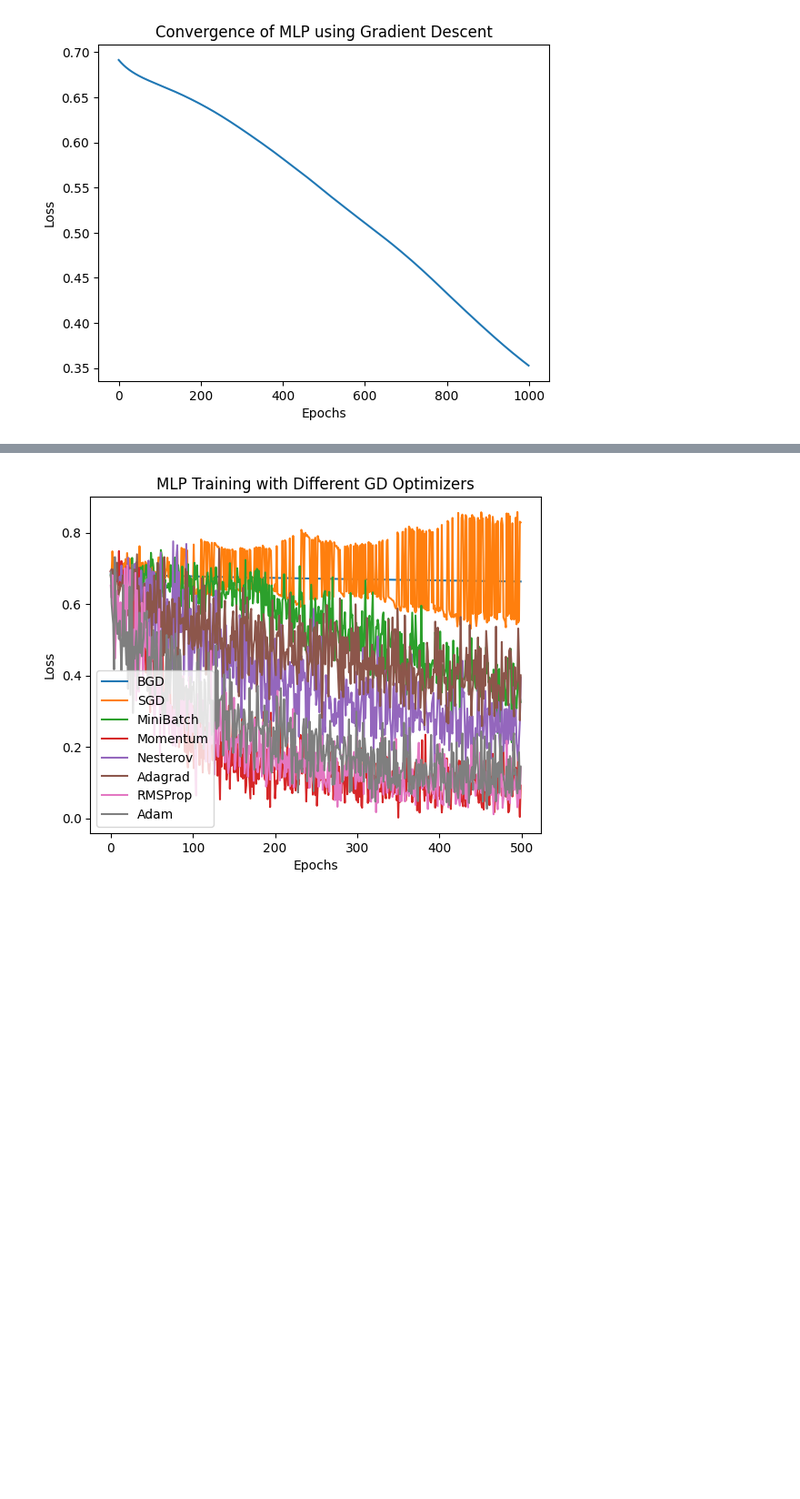
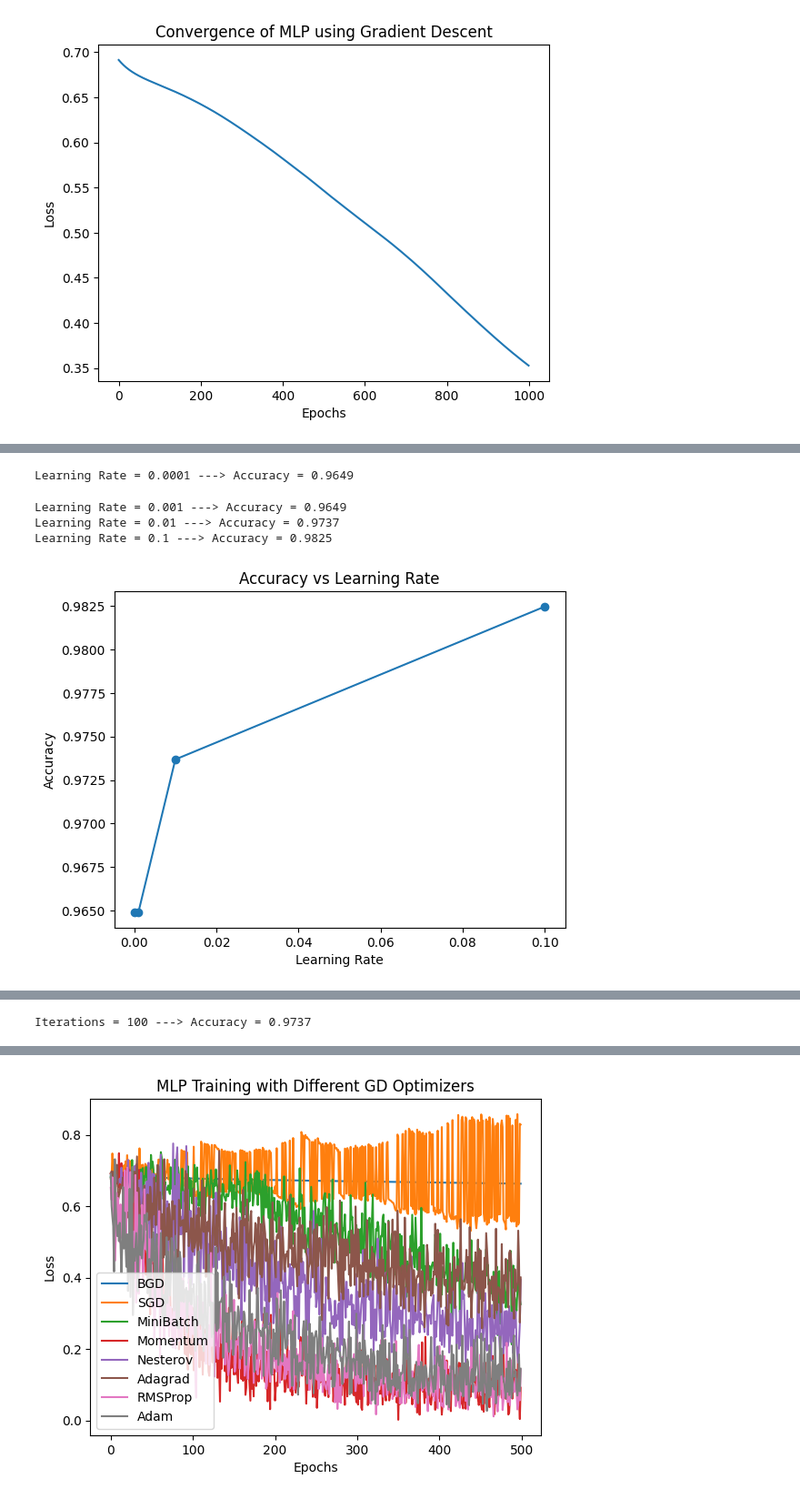
Before and after one commit to Praharshita1275/deep_learning_practice, a Jupyter notebook: deep_learning_sem6.ipynb, the cells around one changed output, grey strips where cells are left out. Shown at 91% size. Cells and saved outputs as stored; diff of their text form; code cells hidden in the pictures; blank space fills up the shorter version.

```diff
--- a/deep_learning_sem6.ipynb
+++ b/deep_learning_sem6.ipynb
@@ -1360,0 +1463,74 @@ Epoch 800, Loss: 0.4328
+# %%
+#12) Implement MLP on any dataset and explore what particular parameters works for it such as learning rate, iterations etc
+import matplotlib.pyplot as plt
+from sklearn.datasets import load_breast_cancer
+from sklearn.model_selection import train_test_split
+from sklearn.neural_network import MLPClassifier
+from sklearn.preprocessing import StandardScaler
+from sklearn.metrics import accuracy_score
+
+# Load Dataset
+data = load_breast_cancer()
+X = data.data
+y = data.target
+
+# Scale
+scaler = StandardScaler()
+X = scaler.fit_transform(X)
+
+X_train, X_test, y_train, y_test = train_test_split(
+    X, y, test_size=0.2, random_state=42)
+
+# -----------------------------------
+# 1️⃣ Learning Rate Experiment
+# -----------------------------------
+learning_rates = [0.0001, 0.001, 0.01, 0.1]
+accuracies_lr = []
+
+print("Learning Rate Experiment:\n")
+
+for lr in learning_rates:
+    model = MLPClassifier(hidden_layer_sizes=(50,),
+                          learning_rate_init=lr,
+                          max_iter=150,
+                          random_state=42)
+    model.fit(X_train, y_train)
+    acc = accuracy_score(y_test, model.predict(X_test))
+    accuracies_lr.append(acc)
+    print(f"Learning Rate = {lr} ---> Accuracy = {acc:.4f}")
+
+plt.figure()
+plt.plot(learning_rates, accuracies_lr, marker='o')
+plt.xlabel("Learning Rate")
+plt.ylabel("Accuracy")
+plt.title("Accuracy vs Learning Rate")
+plt.show()
+
+
+# -----------------------------------
+# 2️⃣ Iteration Experiment
+# -----------------------------------
+iterations = [50, 100, 150, 200]
+accuracies_iter = []
+
+print("\nIteration Experiment:\n")
+
+for it in iterations:
+    model = MLPClassifier(hidden_layer_sizes=(50,),
+                          learning_rate_init=0.001,
+                          max_iter=it,
+                          random_state=42)
+    model.fit(X_train, y_train)
+    acc = accuracy_score(y_test, model.predict(X_test))
+    accuracies_iter.append(acc)
+    print(f"Iterations = {it} ---> Accuracy = {acc:.4f}")
+
+plt.figure()
+plt.plot(iterations, accuracies_iter, marker='o')
+plt.xlabel("Iterations")
+plt.ylabel("Accuracy")
+plt.title("Accuracy vs Iterations")
+plt.show()
+
+print("\nBest Accuracy:", max(max(accuracies_lr), max(accuracies_iter)))
+# %% [output]
@@ -1360,0 +1538,5 @@ Epoch 800, Loss: 0.4328
+Learning Rate = 0.0001 ---> Accuracy = 0.9649
+Learning Rate = 0.001 ---> Accuracy = 0.9649
+Learning Rate = 0.01 ---> Accuracy = 0.9737
+Learning Rate = 0.1 ---> Accuracy = 0.9825
+[figure, added]
@@ -1360,0 +1546 @@ Epoch 800, Loss: 0.4328
+Iterations = 100 ---> Accuracy = 0.9737
```
Also changed, not shown: parts of 6 cells of this notebook.
